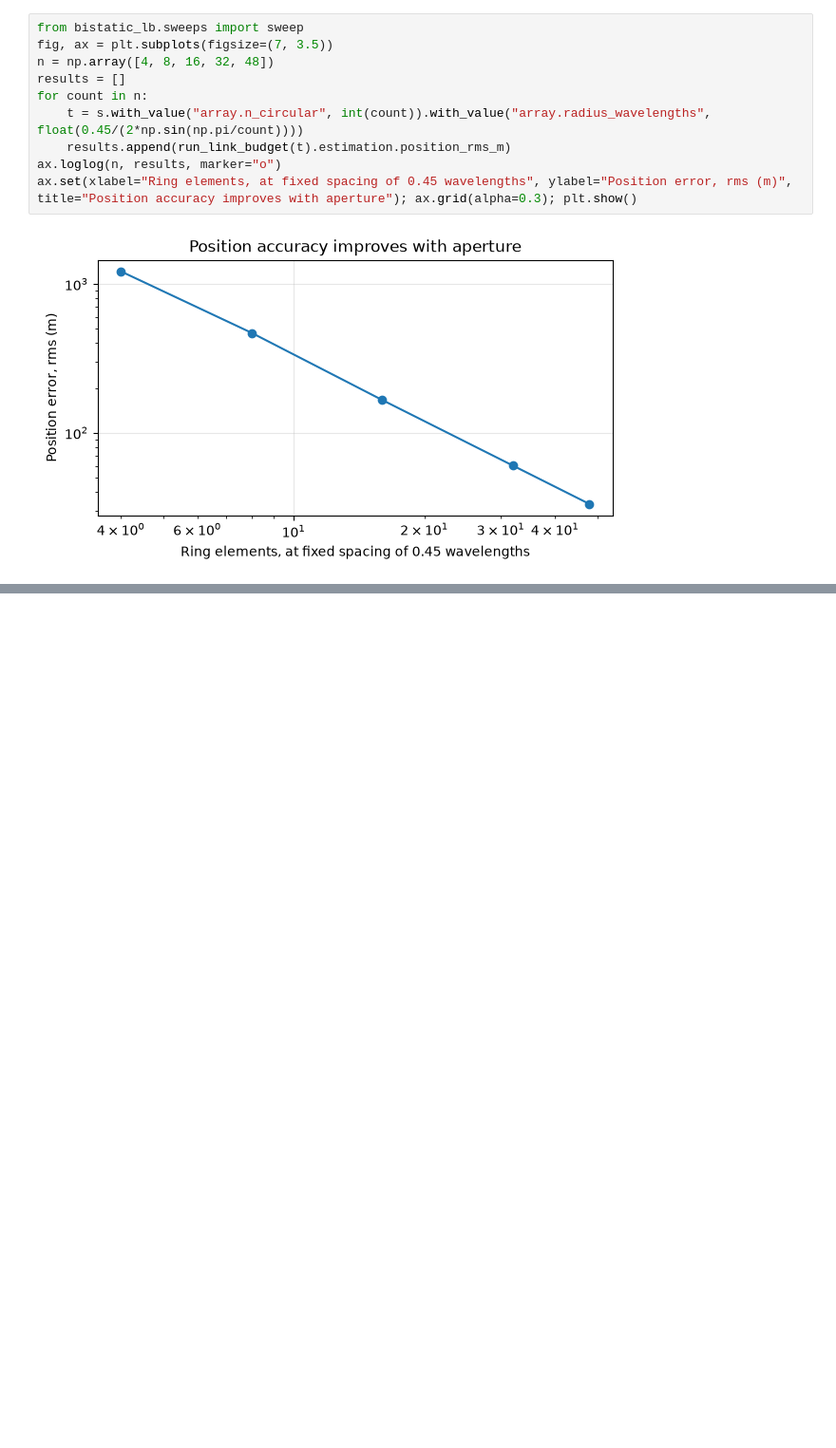
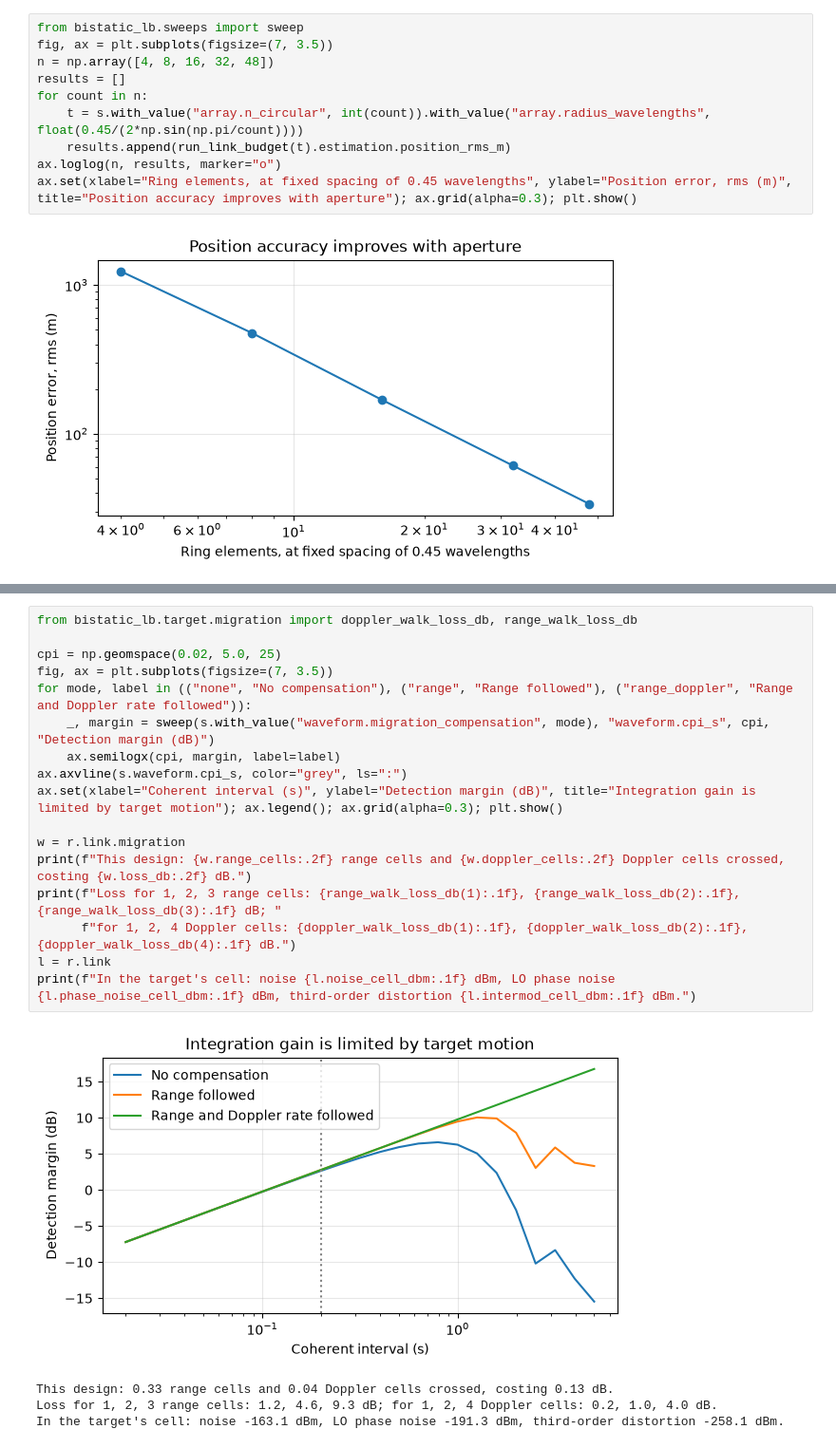
Before and after one commit to m0bien/Link_Budget, a Jupyter notebook: notebooks/04_target_detection_estimation.ipynb, the cells around one changed output, grey strips where cells are left out. Shown at 95% size. Drawn from its saved outputs; the diff is of its cells as text; blank space fills up the shorter version.

```diff
--- a/notebooks/04_target_detection_estimation.ipynb
+++ b/notebooks/04_target_detection_estimation.ipynb
@@ -194,0 +208,22 @@ ax.set(xlabel="Ring elements, at fixed spacing of 0.45 wavelengths", ylabel="Pos
+# %%
+from bistatic_lb.target.migration import doppler_walk_loss_db, range_walk_loss_db
+
+cpi = np.geomspace(0.02, 5.0, 25)
+fig, ax = plt.subplots(figsize=(7, 3.5))
+for mode, label in (("none", "No compensation"), ("range", "Range followed"), ("range_doppler", "Range and Doppler rate followed")):
+    _, margin = sweep(s.with_value("waveform.migration_compensation", mode), "waveform.cpi_s", cpi, "Detection margin (dB)")
+    ax.semilogx(cpi, margin, label=label)
+ax.axvline(s.waveform.cpi_s, color="grey", ls=":")
+ax.set(xlabel="Coherent interval (s)", ylabel="Detection margin (dB)", title="Integration gain is limited by target motion"); ax.legend(); ax.grid(alpha=0.3); plt.show()
+
+w = r.link.migration
+print(f"This design: {w.range_cells:.2f} range cells and {w.doppler_cells:.2f} Doppler cells crossed, costing {w.loss_db:.2f} dB.")
+print(f"Loss for 1, 2, 3 range cells: {range_walk_loss_db(1):.1f}, {range_walk_loss_db(2):.1f}, {range_walk_loss_db(3):.1f} dB; "
+      f"for 1, 2, 4 Doppler cells: {doppler_walk_loss_db(1):.1f}, {doppler_walk_loss_db(2):.1f}, {doppler_walk_loss_db(4):.1f} dB.")
+l = r.link
+print(f"In the target's cell: noise {l.noise_cell_dbm:.1f} dBm, LO phase noise {l.phase_noise_cell_dbm:.1f} dBm, third-order distortion {l.intermod_cell_dbm:.1f} dBm.")
+# %% [output]
+[figure, added]
+This design: 0.33 range cells and 0.04 Doppler cells crossed, costing 0.13 dB.
+Loss for 1, 2, 3 range cells: 1.2, 4.6, 9.3 dB; for 1, 2, 4 Doppler cells: 0.2, 1.0, 4.0 dB.
+In the target's cell: noise -163.1 dBm, LO phase noise -191.3 dBm, third-order distortion -258.1 dBm.
```
Also changed, not shown: parts of 3 cells of this notebook, 27 other files.
